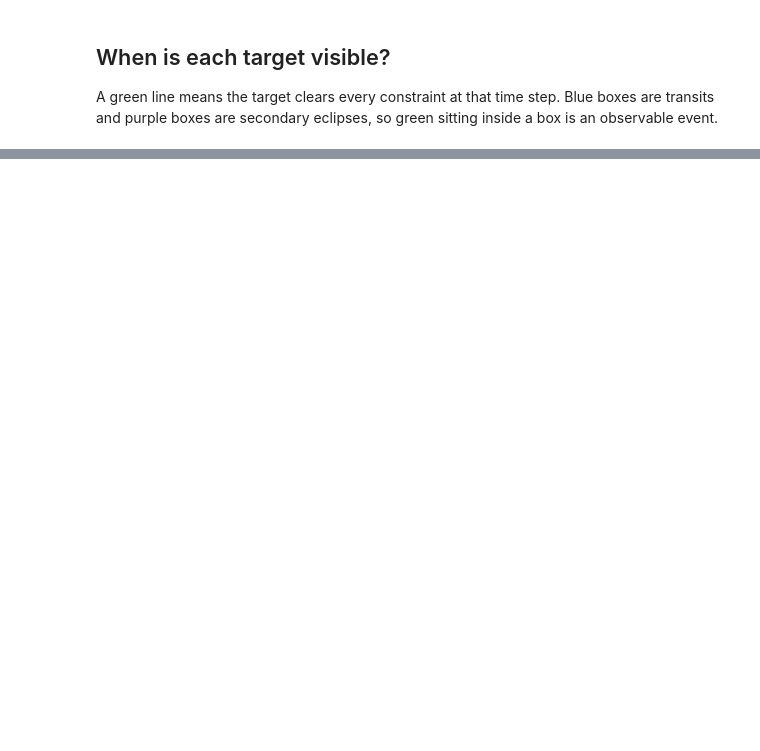
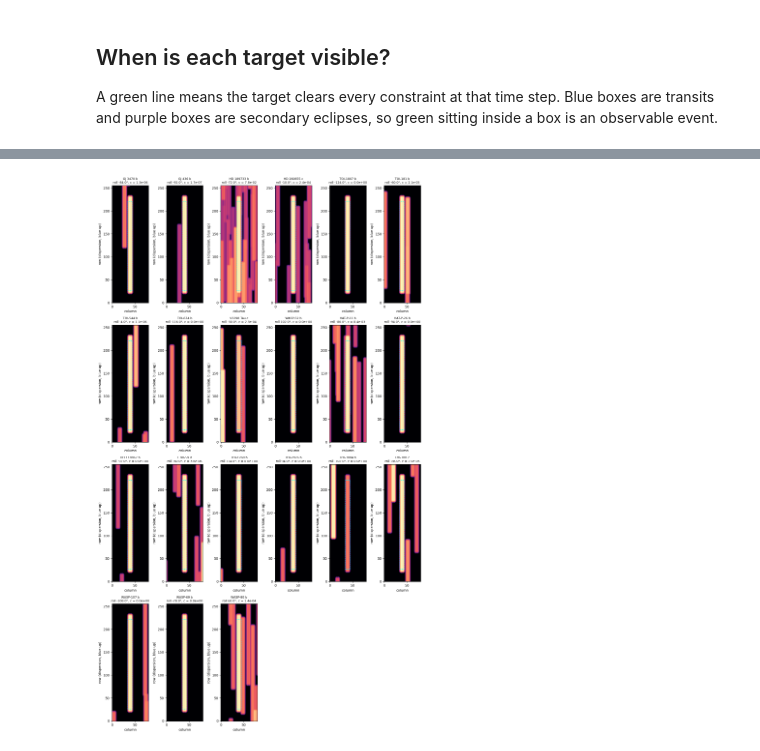
Before and after one commit to jrenaud90/pandora-visibility, a Jupyter notebook: docs/target_visibility.ipynb, the cells around one changed output, grey strips where cells are left out. Cells and saved outputs as stored; diff of their text form; code cells hidden in the pictures; blank space fills up the shorter version.

```diff
--- a/docs/target_visibility.ipynb
+++ b/docs/target_visibility.ipynb
@@ -431,0 +587,25 @@ HD209458 b: not visible at 3540 of 7344 steps
+# %%
+# Neighbor fields at the middle of the window; None (with a warning) for a
+# target without a Gaia star.
+fields = {label: star_field.query_field(result["coord"], times) for label, result in results.items()}
+shown = [label for label, field in fields.items() if field is not None]
+
+n_columns = min(6, len(shown))
+n_rows = int(np.ceil(len(shown) / n_columns))
+fig, axes = plt.subplots(
+    n_rows, n_columns, figsize=(2.3 * n_columns, 5.8 * n_rows), squeeze=False
+)
+for ax, label in zip(axes.flat, shown):
+    trace.plot_trace(
+        fields[label],
+        results[label]["best_roll"]["roll_deg"][0] * u.deg,
+        visibility.nirda_roi_x,
+        visibility.nirda_roi_y,
+        ax=ax,
+        title=label,
+    )
+for ax in axes.flat[len(shown):]:
+    ax.set_axis_off()
+plt.tight_layout()
+# %% [output]
+[figure, added]
```
Also changed, not shown: parts of 10 cells of this notebook, 11 other files.
